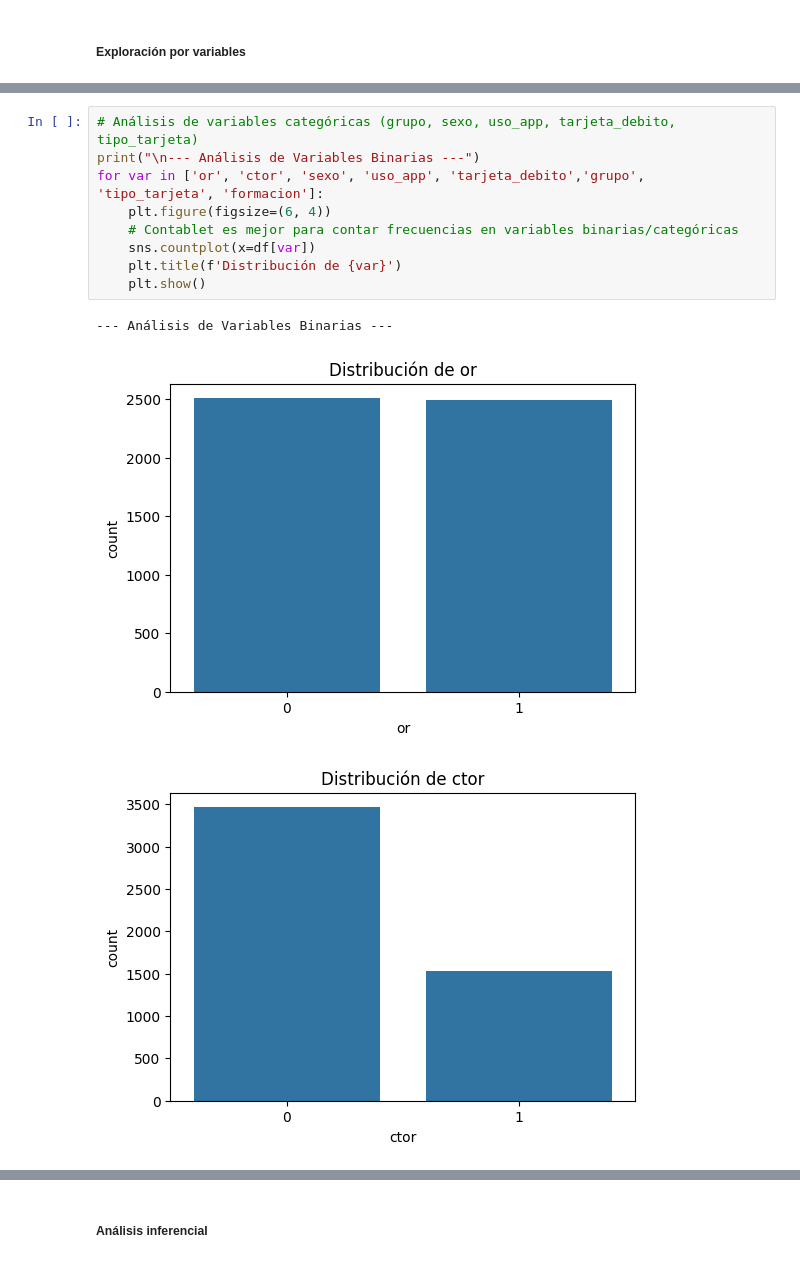
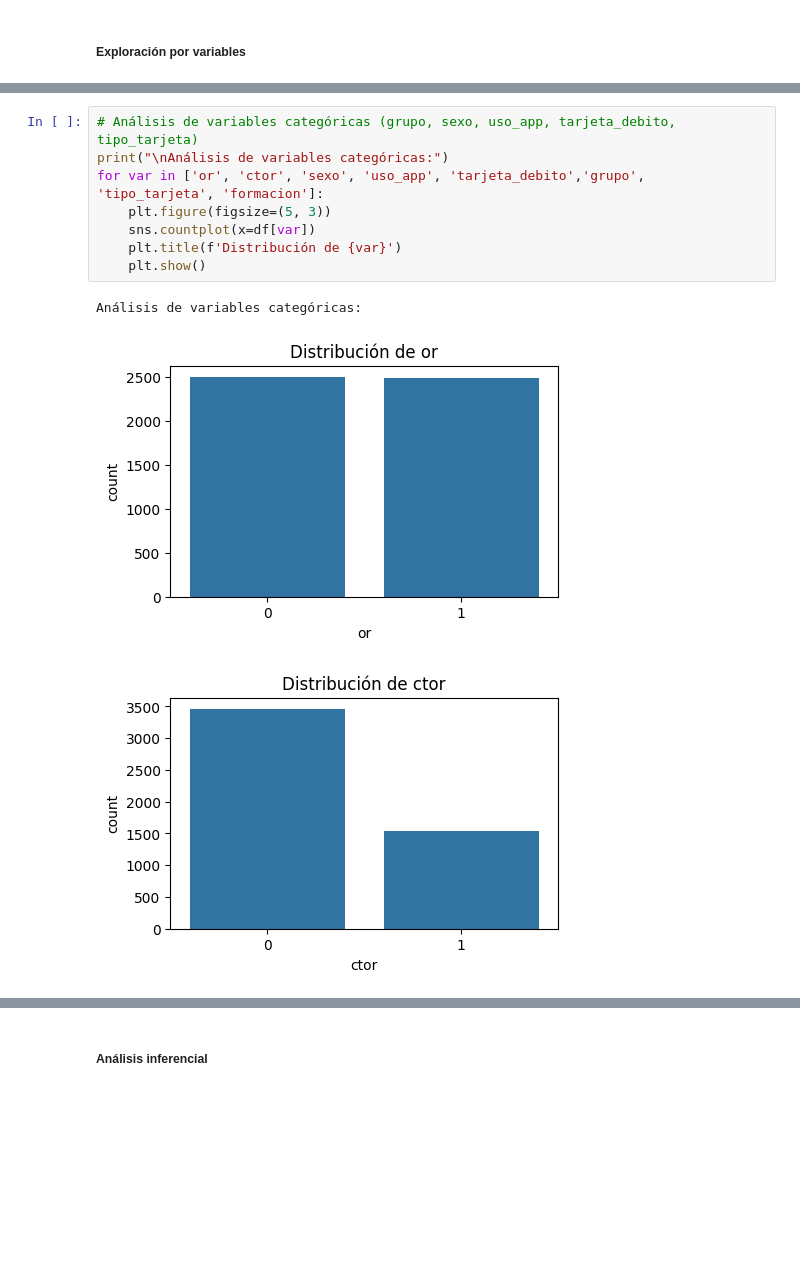
Before and after one commit to hermanndavidcode/-aa2037e872e6de616562b599ed210a60-prueba-tecnica-BEWAY, a Jupyter notebook: Notebook_prueba.ipynb, the cells around one changed output, grey strips where cells are left out. Cells and saved outputs as stored; diff of their text form; blank space fills up the shorter version.

```diff
--- a/Notebook_prueba.ipynb
+++ b/Notebook_prueba.ipynb
@@ -171,13 +143,12 @@ Name: inve, dtype: float64
 # %%
 # Análisis de variables categóricas (grupo, sexo, uso_app, tarjeta_debito, tipo_tarjeta)
-print("\n--- Análisis de Variables Binarias ---")
+print("\nAnálisis de variables categóricas:")
 for var in ['or', 'ctor', 'sexo', 'uso_app', 'tarjeta_debito','grupo', 'tipo_tarjeta', 'formacion']:
-    plt.figure(figsize=(6, 4))
-    # Contablet es mejor para contar frecuencias en variables binarias/categóricas
+    plt.figure(figsize=(5, 3))
     sns.countplot(x=df[var])
     plt.title(f'Distribución de {var}')
     plt.show()
 # %% [output]
---- Análisis de Variables Binarias ---
+Análisis de variables categóricas:
-[figure, old version]
+[figure, new version]
-[figure, old version]
+[figure, new version]
```
Also changed, not shown: parts of 29 cells of this notebook.
